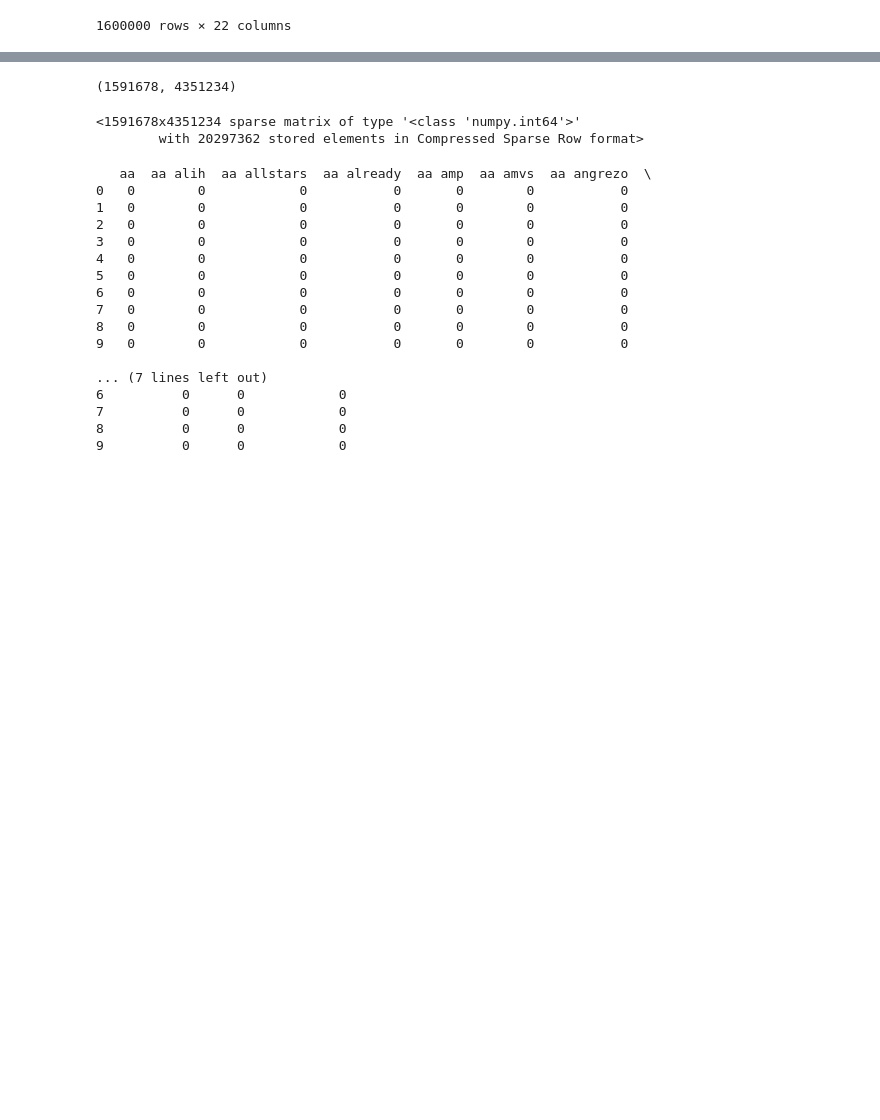
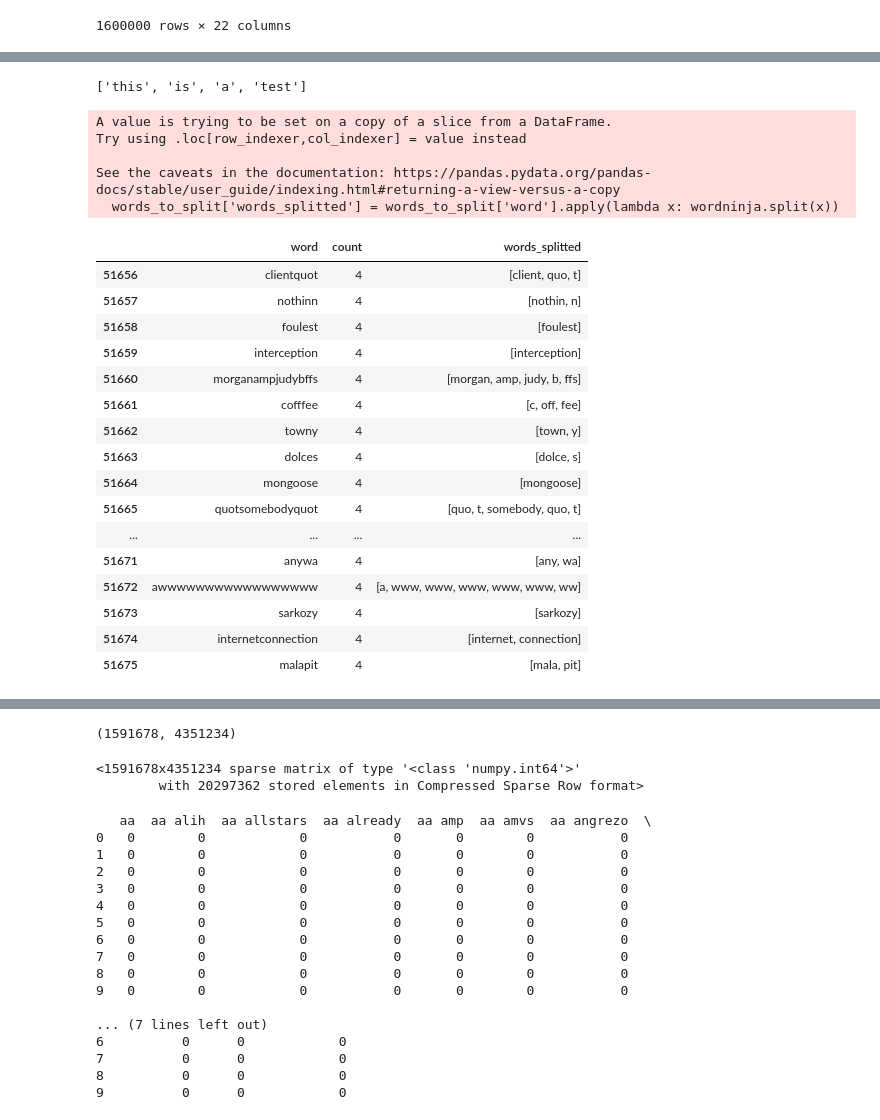
Before and after one commit to DavidStein7/marketing_analytics_project, a Jupyter notebook: Notebooks/data_preparation.ipynb, the cells around one changed output, grey strips where cells are left out. Saved outputs shown, nothing was run; the diff lists cells and outputs as text; code cells hidden in the pictures; blank space fills up the shorter version.

```diff
--- a/Notebooks/data_preparation.ipynb
+++ b/Notebooks/data_preparation.ipynb
@@ -269,3 +267,6 @@ data
 | 1599998 | 1 | 2193602064 | tinydiamondz | Happy 38th Birthday to my boo of ... | [happy, th, birthday, boo, alll, ... | 2009-06-16 08:40:49 | 2009 | 6 | 1 | 08:40:49 | ... |
 | 1599999 | 1 | 2193602129 | RyanTrevMorris | happy #charitytuesday @theNSPCC @... | [happy] | 2009-06-16 08:40:50 | 2009 | 6 | 1 | 08:40:50 | ... |
 1600000 rows × 22 columns
+# %%
+words = pd.DataFrame(data.tweet_tokenized_string.str.split(expand=True).stack().value_counts()).reset_index()
+words.rename(columns={'index': 'word', 0: 'count'}, inplace=True)
@@ -271,0 +289,3 @@ data
+# %%
+words_to_split = words[words['count'] == 1]
+words_to_split
@@ -271,0 +335,6 @@ data
+# %%
+x = 'this is a test'
+y = x.split()
+y
+# %% [output]
+['this', 'is', 'a', 'test']
@@ -272,3 +349,29 @@ data
+# %%
+words_to_split['words_splitted'] = words_to_split['word'].apply(lambda x: wordninja.split(x))
+words_to_split.head(20)
+# %% [output]
+A value is trying to be set on a copy of a slice from a DataFrame.
+Try using .loc[row_indexer,col_indexer] = value instead
+
+See the caveats in the documentation: https://pandas.pydata.org/pandas-docs/stable/user_guide/indexing.html#returning-a-view-versus-a-copy
+  words_to_split['words_splitted'] = words_to_split['word'].apply(lambda x: wordninja.split(x))
+|  | word | count | words_splitted |
+| 51656 | clientquot | 4 | [client, quo, t] |
+| 51657 | nothinn | 4 | [nothin, n] |
+| 51658 | foulest | 4 | [foulest] |
+| 51659 | interception | 4 | [interception] |
+| 51660 | morganampjudybffs | 4 | [morgan, amp, judy, b, ffs] |
+| 51661 | cofffee | 4 | [c, off, fee] |
+| 51662 | towny | 4 | [town, y] |
+| 51663 | dolces | 4 | [dolce, s] |
+| 51664 | mongoose | 4 | [mongoose] |
+| 51665 | quotsomebodyquot | 4 | [quo, t, somebody, quo, t] |
+| ... | ... | ... | ... |
+| 51671 | anywa | 4 | [any, wa] |
+| 51672 | awwwwwwwwwwwwwwwww | 4 | [a, www, www, www, www, www, ww] |
+| 51673 | sarkozy | 4 | [sarkozy] |
+| 51674 | internetconnection | 4 | [internet, connection] |
+| 51675 | malapit | 4 | [mala, pit] |
 # %%
 #Wenn wir wollen, können wir diese Tweets alle herausfiltern (Dafür einfach das False in True umwandeln)
 data = data[data['tweet_tokenized_string'].str.contains('[a-zA-Z]')==True]
```
Also changed, not shown: parts of 11 cells of this notebook.
